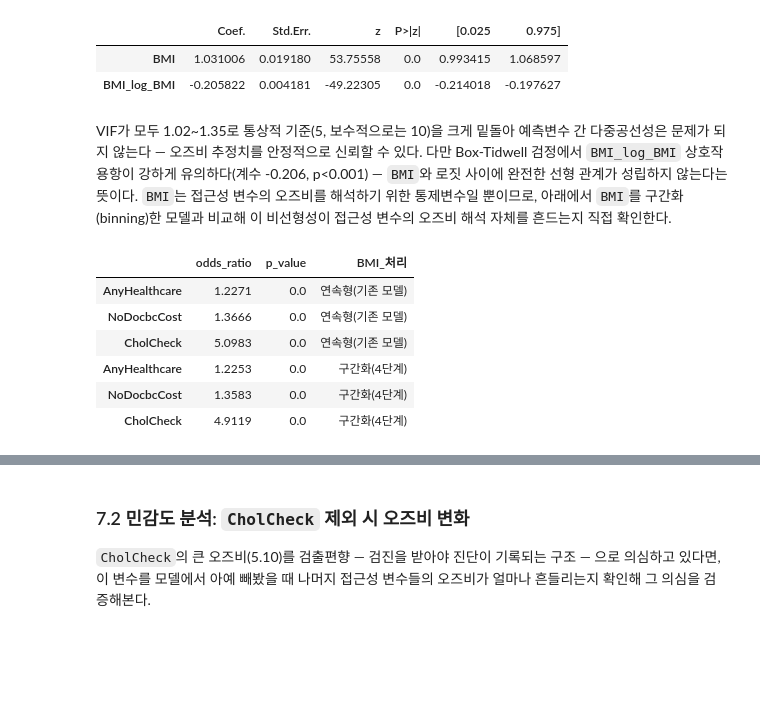
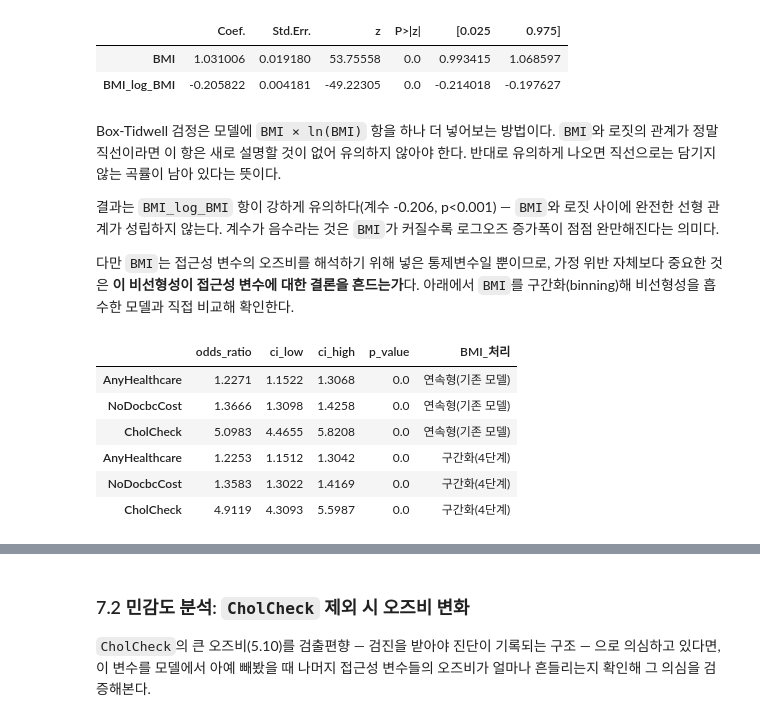
Before and after one commit to DaeHo238/1st_Project, a Jupyter notebook: notebooks/1.0-healthcare-access-analysis.ipynb, the cells around one changed output, grey strips where cells are left out. Saved outputs shown, nothing was run; the diff lists cells and outputs as text; code cells hidden in the pictures; blank space fills up the shorter version.

```diff
--- a/notebooks/1.0-healthcare-access-analysis.ipynb
+++ b/notebooks/1.0-healthcare-access-analysis.ipynb
@@ -526,35 +541,43 @@ bt_model.summary2().tables[1].loc[["BMI", "BMI_log_BMI"]]
 | BMI | 1.031006 | 0.019180 | 53.75558 | 0.0 | 0.993415 | 1.068597 |
 | BMI_log_BMI | -0.205822 | 0.004181 | -49.22305 | 0.0 | -0.214018 | -0.197627 |
 # %% [markdown]
-VIF가 모두 1.02~1.35로 통상적 기준(5, 보수적으로는 10)을 크게 밑돌아 예측변수 간 다중공선성은 문제가 되지 않는다 — 오즈비 추정치를 안정적으로 신뢰할 수 있다. 다만 Box-Tidwell 검정에서 `BMI_log_BMI` 상호작용항이 강하게 유의하다(계수 -0.206, p<0.001) — `BMI`와 로짓 사이에 완전한 선형 관계가 성립하지 않는다는 뜻이다. `BMI`는 접근성 변수의 오즈비를 해석하기 위한 통제변수일 뿐이므로, 아래에서 `BMI`를 구간화(binning)한 모델과 비교해 이 비선형성이 접근성 변수의 오즈비 해석 자체를 흔드는지 직접 확인한다.
+Box-Tidwell 검정은 모델에 `BMI × ln(BMI)` 항을 하나 더 넣어보는 방법이다. `BMI`와 로짓의 관계가 정말 직선이라면 이 항은 새로 설명할 것이 없어 유의하지 않아야 한다. 반대로 유의하게 나오면 직선으로는 담기지 않는 곡률이 남아 있다는 뜻이다.
+
+결과는 `BMI_log_BMI` 항이 강하게 유의하다(계수 -0.206, p<0.001) — `BMI`와 로짓 사이에 완전한 선형 관계가 성립하지 않는다. 계수가 음수라는 것은 `BMI`가 커질수록 로그오즈 증가폭이 점점 완만해진다는 의미다.
+
+다만 `BMI`는 접근성 변수의 오즈비를 해석하기 위해 넣은 통제변수일 뿐이므로, 가정 위반 자체보다 중요한 것은 **이 비선형성이 접근성 변수에 대한 결론을 흔드는가**다. 아래에서 `BMI`를 구간화(binning)해 비선형성을 흡수한 모델과 직접 비교해 확인한다.
 # %%
 # BMI를 CDC 표준 구간(저체중/정상/과체중/비만)으로 나눠 비선형성을 흡수한 모델과 비교
 df_bmi_bin = df_eda.copy()
 df_bmi_bin["BMI_cat"] = pd.cut(
     df_bmi_bin["BMI"], bins=[0, 18.5, 25, 30, 100],
     labels=["저체중", "정상", "과체중", "비만"]
 )
 
 bmi_bin_model = smf.logit(
     "Diabetes_binary ~ AnyHealthcare + NoDocbcCost + CholCheck + Income + Education + Age + Sex + C(BMI_cat)",
     data=df_bmi_bin
 ).fit(disp=0)
 
+bmi_bin_ci = np.exp(bmi_bin_model.conf_int())
+bmi_bin_ci.columns = ["ci_low", "ci_high"]
 bmi_bin_or = pd.DataFrame({
     "odds_ratio": np.exp(bmi_bin_model.params),
+    "ci_low": bmi_bin_ci["ci_low"],
+    "ci_high": bmi_bin_ci["ci_high"],
     "p_value": bmi_bin_model.pvalues
 }).loc[access_vars]
 
 compare_bmi = pd.concat([
-    adj_or.loc[access_vars, ["odds_ratio", "p_value"]].assign(BMI_처리="연속형(기존 모델)"),
+    adj_or.loc[access_vars, ["odds_ratio", "ci_low", "ci_high", "p_value"]].assign(BMI_처리="연속형(기존 모델)"),
     bmi_bin_or.assign(BMI_처리="구간화(4단계)")
 ])
 compare_bmi.round(4)
 # %% [output]
-|  | odds_ratio | p_value | BMI_처리 |
-| AnyHealthcare | 1.2271 | 0.0 | 연속형(기존 모델) |
-| NoDocbcCost | 1.3666 | 0.0 | 연속형(기존 모델) |
-| CholCheck | 5.0983 | 0.0 | 연속형(기존 모델) |
-| AnyHealthcare | 1.2253 | 0.0 | 구간화(4단계) |
-| NoDocbcCost | 1.3583 | 0.0 | 구간화(4단계) |
-| CholCheck | 4.9119 | 0.0 | 구간화(4단계) |
+|  | odds_ratio | ci_low | ci_high | p_value | BMI_처리 |
+| AnyHealthcare | 1.2271 | 1.1522 | 1.3068 | 0.0 | 연속형(기존 모델) |
+| NoDocbcCost | 1.3666 | 1.3098 | 1.4258 | 0.0 | 연속형(기존 모델) |
+| CholCheck | 5.0983 | 4.4655 | 5.8208 | 0.0 | 연속형(기존 모델) |
+| AnyHealthcare | 1.2253 | 1.1512 | 1.3042 | 0.0 | 구간화(4단계) |
+| NoDocbcCost | 1.3583 | 1.3022 | 1.4169 | 0.0 | 구간화(4단계) |
+| CholCheck | 4.9119 | 4.3093 | 5.5987 | 0.0 | 구간화(4단계) |
```
Also changed, not shown: parts of 15 cells of this notebook, 4 other files.
